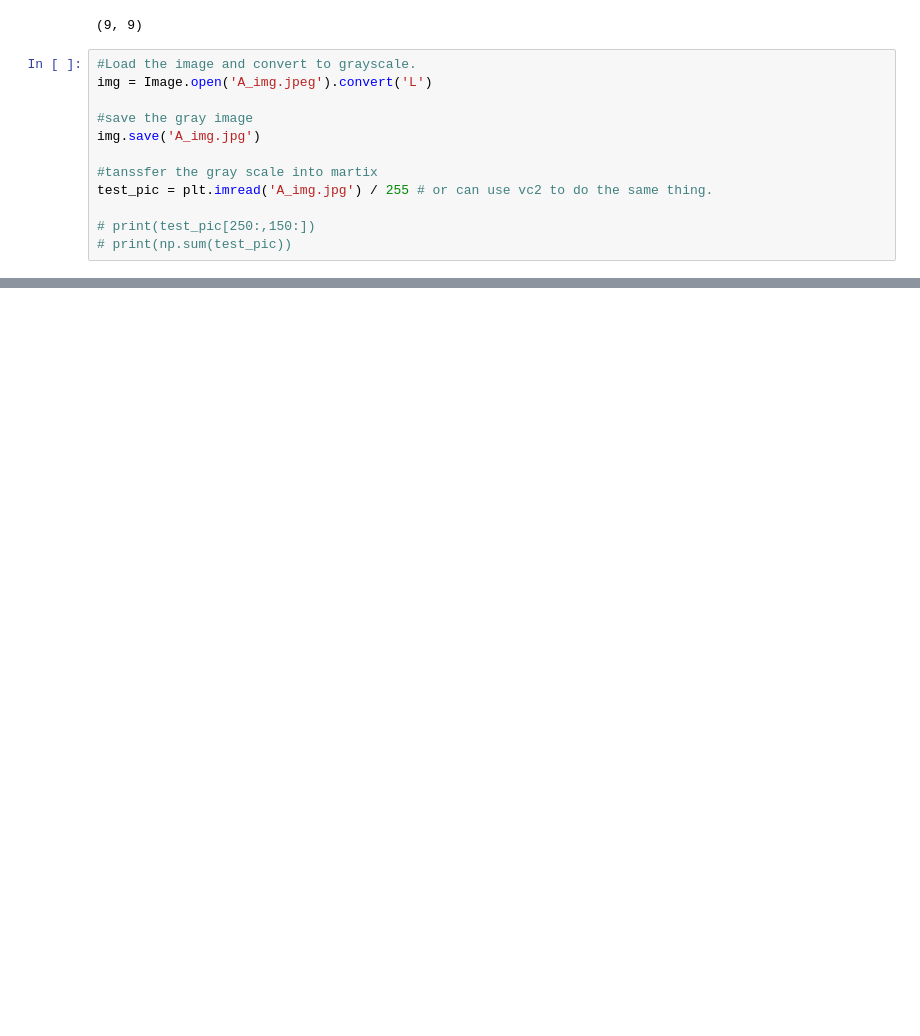
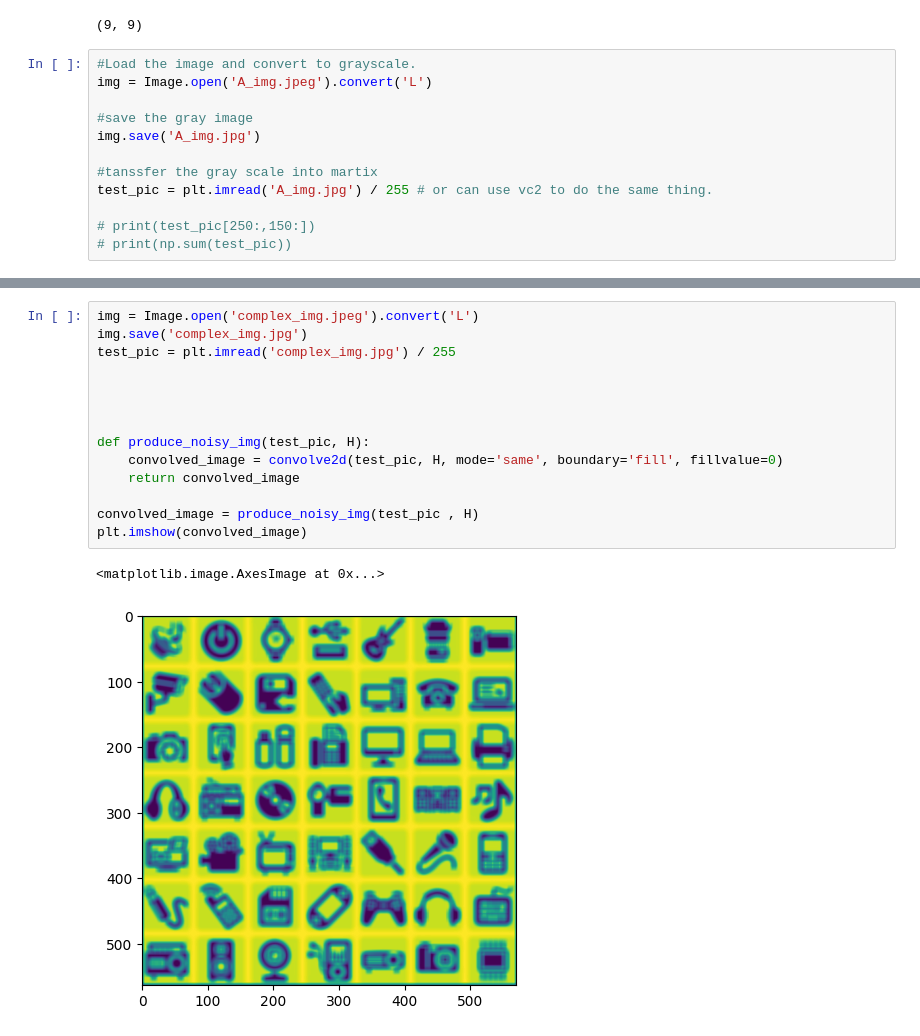
Before and after one commit to NickKo0517/ECE-50024-final-project, a Jupyter notebook: Mingjun_Deblur.ipynb, the cells around one changed output, grey strips where cells are left out. Drawn from its saved outputs; the diff is of its cells as text; blank space fills up the shorter version.

```diff
--- a/Mingjun_Deblur.ipynb
+++ b/Mingjun_Deblur.ipynb
@@ -48,0 +54,17 @@ AttributeError: 'numpy.ndarray' object has no attribute 'save'
+# %%
+img = Image.open('complex_img.jpeg').convert('L')
+img.save('complex_img.jpg')
+test_pic = plt.imread('complex_img.jpg') / 255
+
+
+
+
+def produce_noisy_img(test_pic, H):
+    convolved_image = convolve2d(test_pic, H, mode='same', boundary='fill', fillvalue=0)
+    return convolved_image
+
+convolved_image = produce_noisy_img(test_pic , H)
+plt.imshow(convolved_image)
+# %% [output]
+<matplotlib.image.AxesImage at 0x...>
+[figure, added]
```
Also changed, not shown: parts of 2 cells of this notebook, 2 other files.
